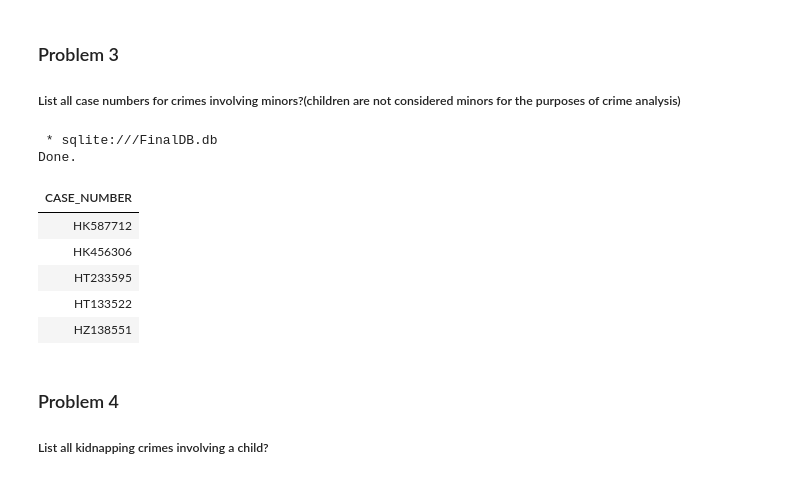
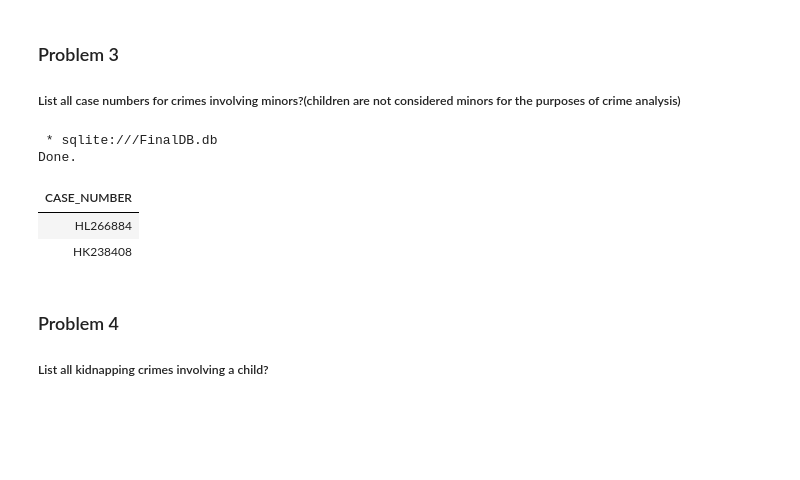
Before and after one commit to AdrianGraumnitz/IBM-Professional-Certificate, a Jupyter notebook: Modul 6 Python_SQL Final Assignment.ipynb, the cells around one changed output. Cells and saved outputs as stored; diff of their text form; code cells hidden in the pictures; blank space fills up the shorter version.

```diff
--- a/Modul 6 Python_SQL Final Assignment.ipynb
+++ b/Modul 6 Python_SQL Final Assignment.ipynb
@@ -191,17 +188,15 @@ Done.
 # %%
 %%sql
 select case_number
 from crimedata
-limit 5;
+where description like "%MINOR%"
+;
 # %% [output]
  * sqlite:///FinalDB.db
 Done.
 | CASE_NUMBER |
-| HK587712 |
-| HK456306 |
-| HT233595 |
-| HT133522 |
-| HZ138551 |
+| HL266884 |
+| HK238408 |
 # %% [markdown]
 ### Problem 4
 
```
Also changed, not shown: parts of 6 cells of this notebook.
